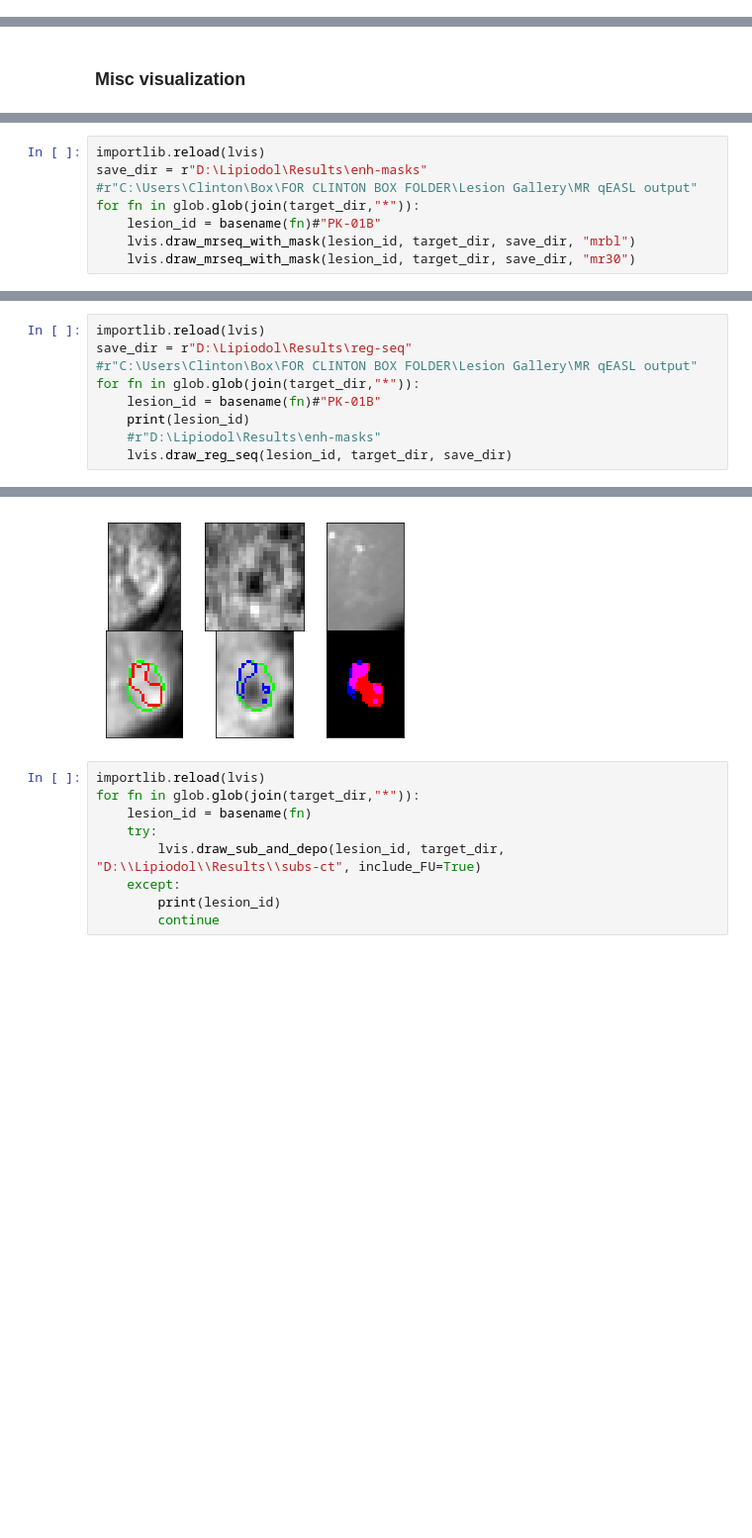
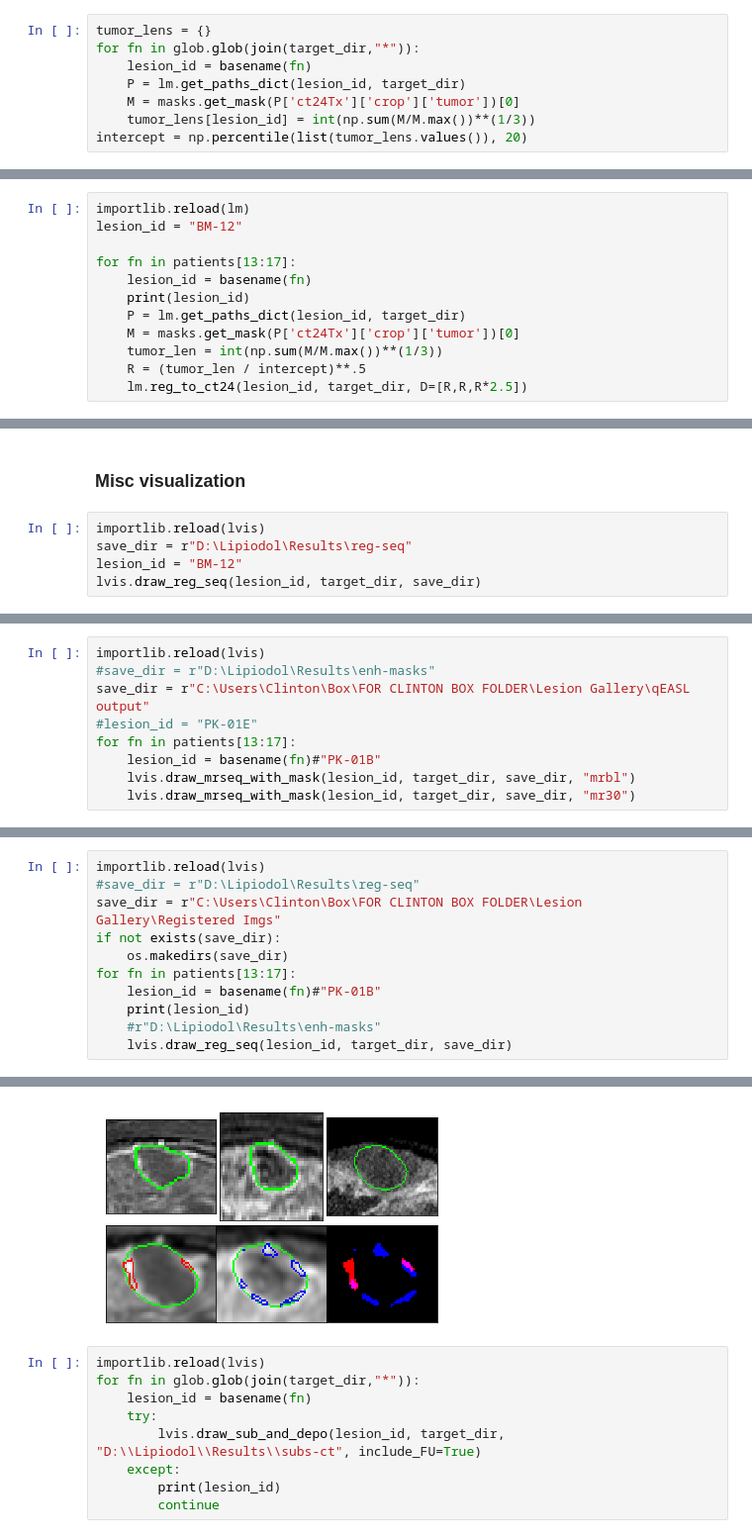
Before and after one commit to clintonjwang/lipiodol, a Jupyter notebook: data-retriever.ipynb, the cells around one changed output, grey strips where cells are left out. Shown at 99% size. Saved outputs shown, nothing was run; the diff lists cells and outputs as text; blank space fills up the shorter version.

```diff
--- a/data-retriever.ipynb
+++ b/data-retriever.ipynb
@@ -352,0 +367,8 @@ lm.spherize(lesion_id, target_dir)
+# %%
+tumor_lens = {}
+for fn in glob.glob(join(target_dir,"*")):
+    lesion_id = basename(fn)
+    P = lm.get_paths_dict(lesion_id, target_dir)
+    M = masks.get_mask(P['ct24Tx']['crop']['tumor'])[0]
+    tumor_lens[lesion_id] = int(np.sum(M/M.max())**(1/3))
+intercept = np.percentile(list(tumor_lens.values()), 20)
@@ -352,0 +379,12 @@ lm.spherize(lesion_id, target_dir)
+# %%
+importlib.reload(lm)
+lesion_id = "BM-12"
+
+for fn in patients[13:17]:
+    lesion_id = basename(fn)
+    print(lesion_id)
+    P = lm.get_paths_dict(lesion_id, target_dir)
+    M = masks.get_mask(P['ct24Tx']['crop']['tumor'])[0]
+    tumor_len = int(np.sum(M/M.max())**(1/3))
+    R = (tumor_len / intercept)**.5
+    lm.reg_to_ct24(lesion_id, target_dir, D=[R,R,R*2.5])
@@ -407,3 +452,8 @@ for fn in glob.glob(join(target_dir,"*"))[42:]:
             continue
 # %% [markdown]
 ### Misc visualization
+# %%
+importlib.reload(lvis)
+save_dir = r"D:\Lipiodol\Results\reg-seq"
+lesion_id = "BM-12"
+lvis.draw_reg_seq(lesion_id, target_dir, save_dir)
@@ -410,8 +466,9 @@ for fn in glob.glob(join(target_dir,"*"))[42:]:
 # %%
 importlib.reload(lvis)
-save_dir = r"D:\Lipiodol\Results\enh-masks"
-#r"C:\Users\Clinton\Box\FOR CLINTON BOX FOLDER\Lesion Gallery\MR qEASL output"
-for fn in glob.glob(join(target_dir,"*")):
+#save_dir = r"D:\Lipiodol\Results\enh-masks"
+save_dir = r"C:\Users\Clinton\Box\FOR CLINTON BOX FOLDER\Lesion Gallery\qEASL output"
+#lesion_id = "PK-01E"
+for fn in patients[13:17]:
     lesion_id = basename(fn)#"PK-01B"
     lvis.draw_mrseq_with_mask(lesion_id, target_dir, save_dir, "mrbl")
     lvis.draw_mrseq_with_mask(lesion_id, target_dir, save_dir, "mr30")
@@ -418,8 +477,10 @@ for fn in glob.glob(join(target_dir,"*")):
 # %%
 importlib.reload(lvis)
-save_dir = r"D:\Lipiodol\Results\reg-seq"
-#r"C:\Users\Clinton\Box\FOR CLINTON BOX FOLDER\Lesion Gallery\MR qEASL output"
-for fn in glob.glob(join(target_dir,"*")):
+#save_dir = r"D:\Lipiodol\Results\reg-seq"
+save_dir = r"C:\Users\Clinton\Box\FOR CLINTON BOX FOLDER\Lesion Gallery\Registered Imgs"
+if not exists(save_dir):
+    os.makedirs(save_dir)
+for fn in patients[13:17]:
     lesion_id = basename(fn)#"PK-01B"
     print(lesion_id)
     #r"D:\Lipiodol\Results\enh-masks"
@@ -445,4 +493,4 @@ PK-24
-[figure, old version]
+[figure, new version]
 # %%
 importlib.reload(lvis)
 for fn in glob.glob(join(target_dir,"*")):
```
Also changed, not shown: parts of 17 cells of this notebook, 3 other files.
